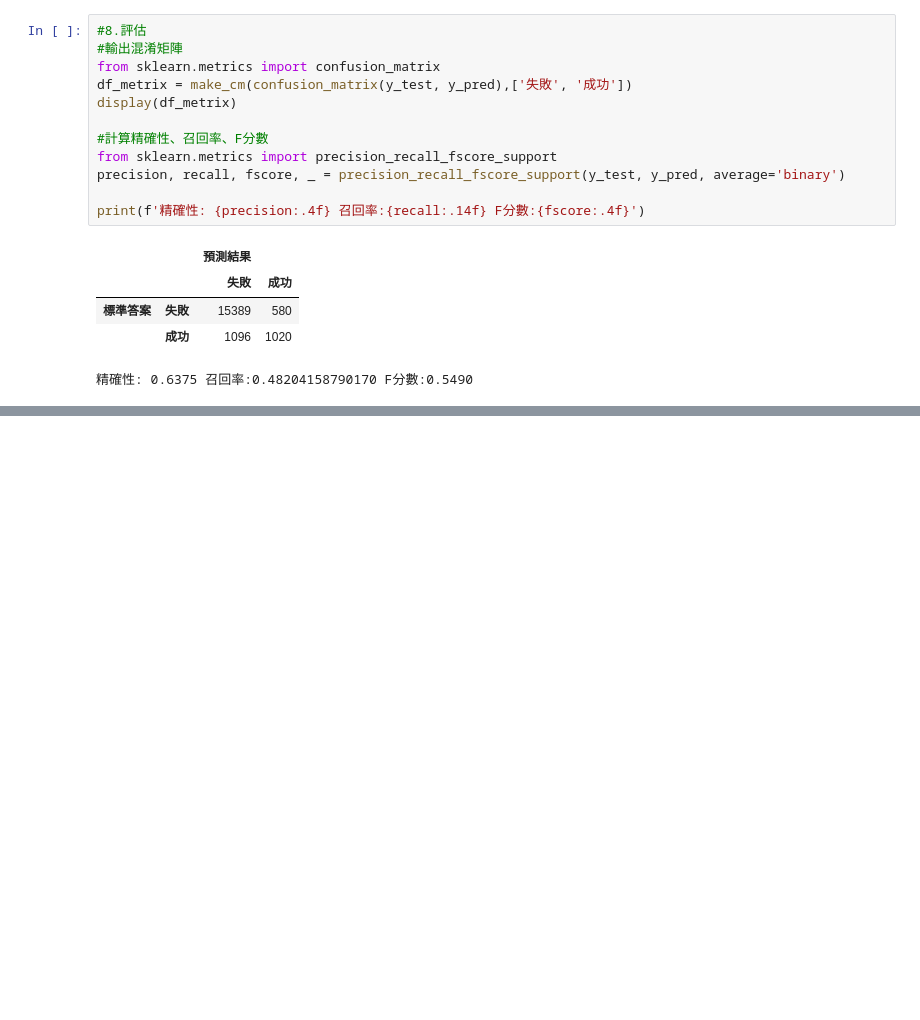
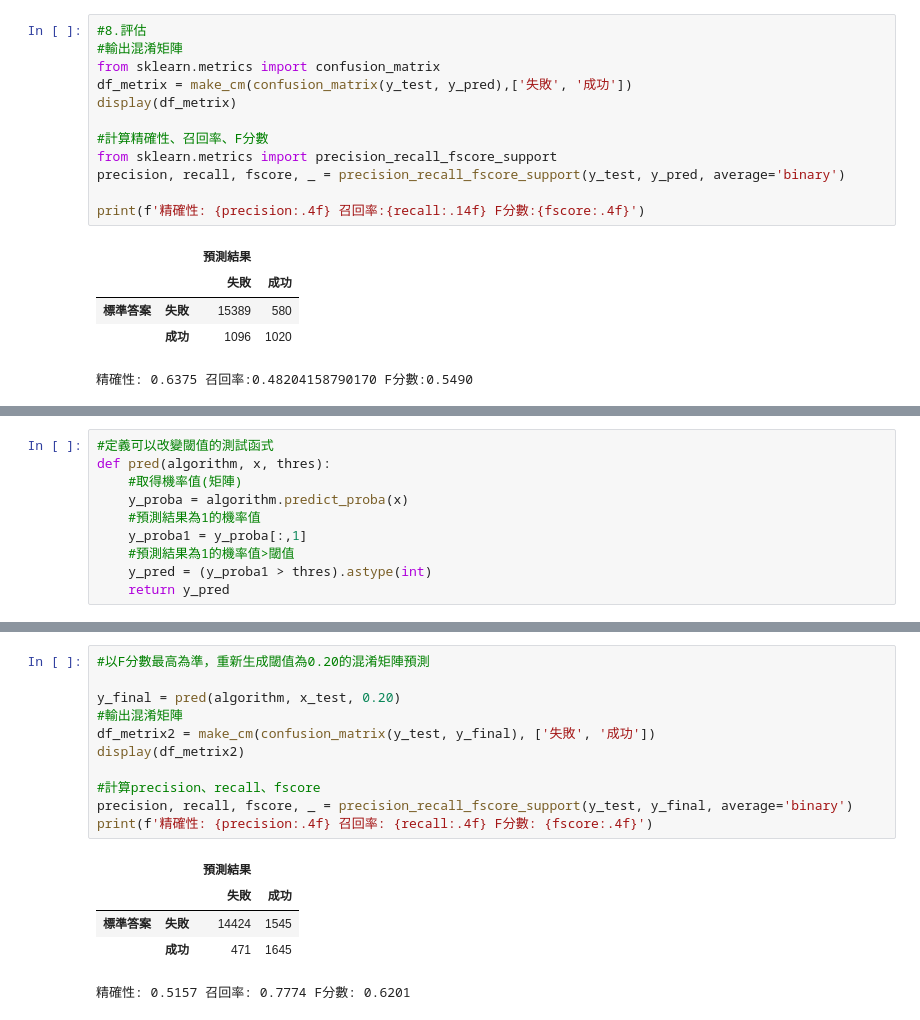
Before and after one commit to GaudiKao/learn-python-by-doing, a Jupyter notebook: Data_Structures&Alogrithms/ch05_01_bank.ipynb, the cells around one changed output, grey strips where cells are left out. Saved outputs shown, nothing was run; the diff lists cells and outputs as text; blank space fills up the shorter version.

```diff
--- a/Data_Structures&Alogrithms/ch05_01_bank.ipynb
+++ b/Data_Structures&Alogrithms/ch05_01_bank.ipynb
@@ -282,0 +304,10 @@ print(f'精確性: {precision:.4f} 召回率:{recall:.14f} F分數:{fscore:.4f}'
+# %%
+#定義可以改變閾值的測試函式
+def pred(algorithm, x, thres):
+    #取得機率值(矩陣)
+    y_proba = algorithm.predict_proba(x)
+    #預測結果為1的機率值
+    y_proba1 = y_proba[:,1]
+    #預測結果為1的機率值>閾值
+    y_pred = (y_proba1 > thres).astype(int)
+    return y_pred
@@ -282,0 +345,17 @@ print(f'精確性: {precision:.4f} 召回率:{recall:.14f} F分數:{fscore:.4f}'
+# %%
+#以F分數最高為準，重新生成閾值為0.20的混淆矩陣預測
+
+y_final = pred(algorithm, x_test, 0.20)
+#輸出混淆矩陣
+df_metrix2 = make_cm(confusion_matrix(y_test, y_final), ['失敗', '成功'])
+display(df_metrix2)
+
+#計算precision、recall、fscore
+precision, recall, fscore, _ = precision_recall_fscore_support(y_test, y_final, average='binary')
+print(f'精確性: {precision:.4f} 召回率: {recall:.4f} F分數: {fscore:.4f}')
+# %% [output]
+|  |  | 預測結果 |  |
+|  |  | 失敗 | 成功 |
+| 標準答案 | 失敗 | 14424 | 1545 |
+|  | 成功 | 471 | 1645 |
+精確性: 0.5157 召回率: 0.7774 F分數: 0.6201
```
Also changed, not shown: parts of 4 cells of this notebook, 2 other files.
